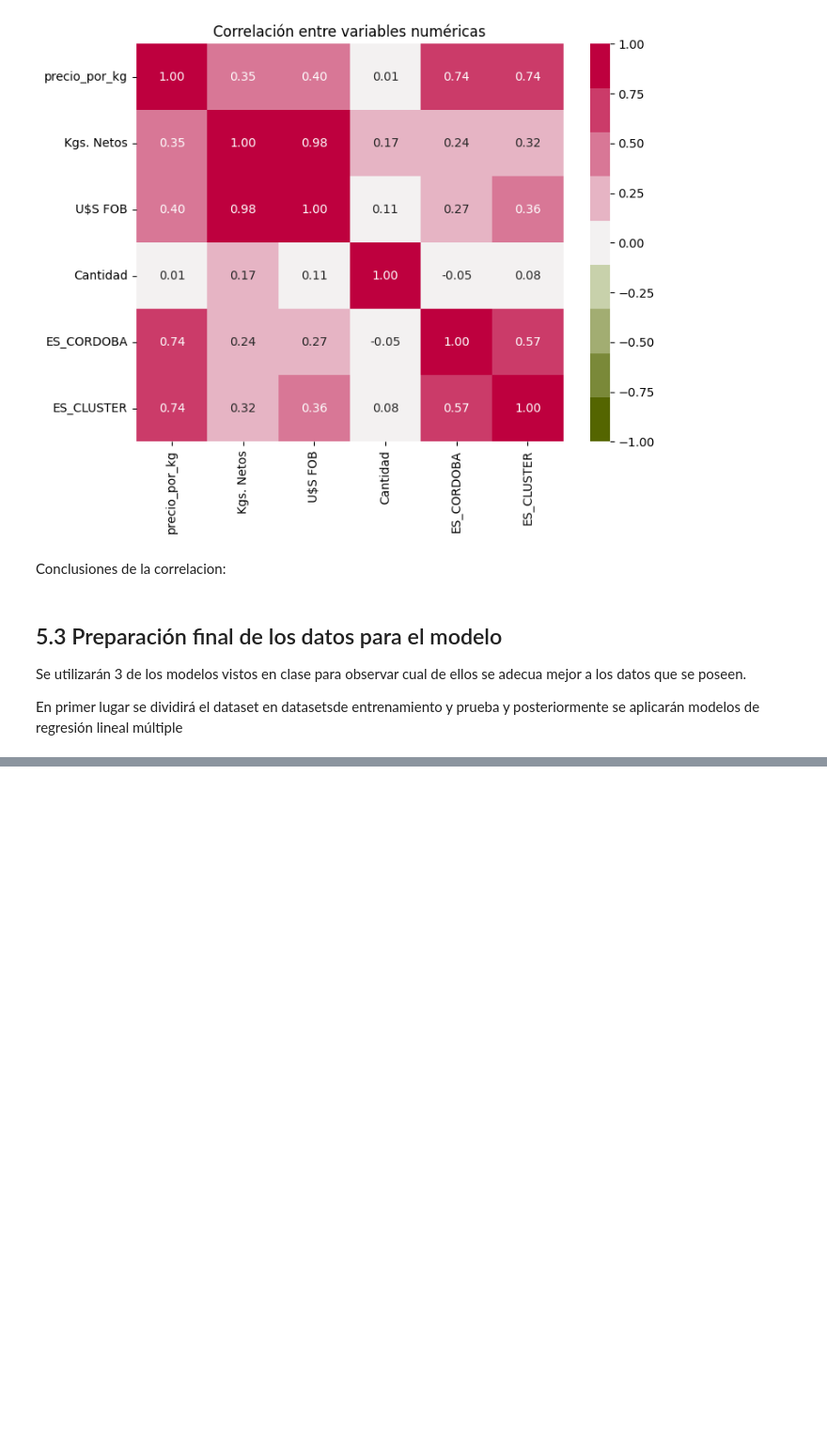
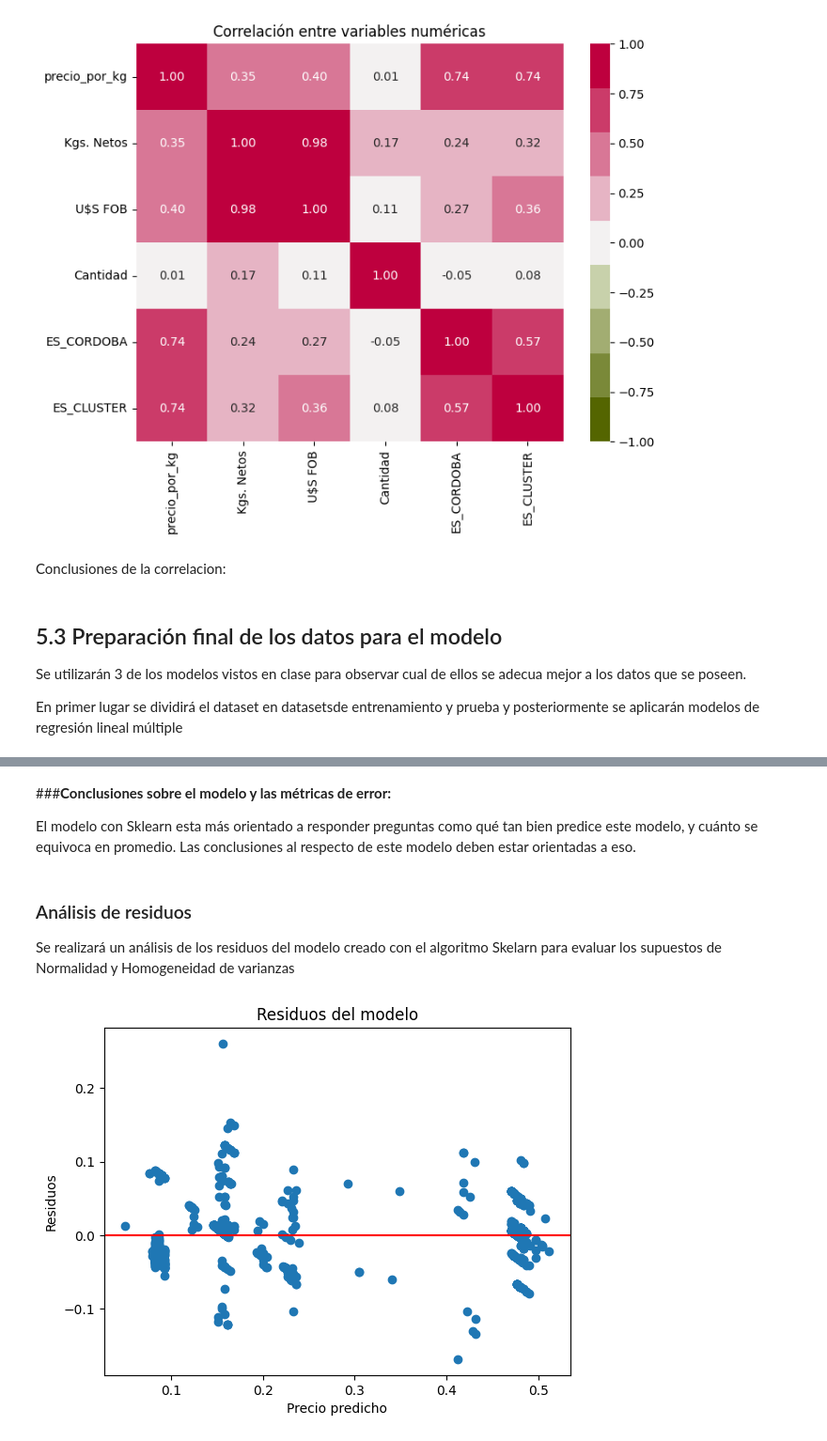
Before and after one commit to Renata-Bilotti/Hackatho-Grupo-4, a Jupyter notebook: Hacathon_Grupo_4_Mercado_de_Alfalfa.ipynb, the cells around one changed output, grey strips where cells are left out. Shown at 94% size. Cells and saved outputs as stored; diff of their text form; code cells hidden in the pictures; blank space fills up the shorter version.

```diff
--- a/Hacathon_Grupo_4_Mercado_de_Alfalfa.ipynb
+++ b/Hacathon_Grupo_4_Mercado_de_Alfalfa.ipynb
@@ -1417,0 +1521,7 @@ En primer lugar se dividirá el dataset en datasetsde entrenamiento y prueba y p
+# %%
+#Creación del modelo
+lin_reg = LinearRegression()
+lin_reg.fit(X_train, y_train)
+
+y_pred_train = lin_reg.predict(X_train)
+y_pred_test = lin_reg.predict(X_test)
@@ -1417,0 +1577,19 @@ En primer lugar se dividirá el dataset en datasetsde entrenamiento y prueba y p
+# %% [markdown]
+###**Conclusiones sobre el modelo y las métricas de error:**
+
+El modelo con Sklearn esta más orientado a responder preguntas como qué tan bien predice este modelo, y cuánto se equivoca en promedio. Las conclusiones al respecto de este modelo deben estar orientadas a eso.
+# %% [markdown]
+### Análisis de residuos
+
+Se realizará un análisis de los residuos del modelo creado con el algoritmo Skelarn para evaluar los supuestos de Normalidad y Homogeneidad de varianzas
+# %%
+residuos = y_test - y_pred_test
+
+plt.scatter(y=residuos, x=y_pred_test)
+plt.axhline(y=0.0, color='r', linestyle='-')
+plt.ylabel('Residuos')
+plt.xlabel('Precio predicho')
+plt.title('Residuos del modelo')
+plt.show()
+# %% [output]
+[figure, added]
```
Also changed, not shown: parts of 29 cells of this notebook.
